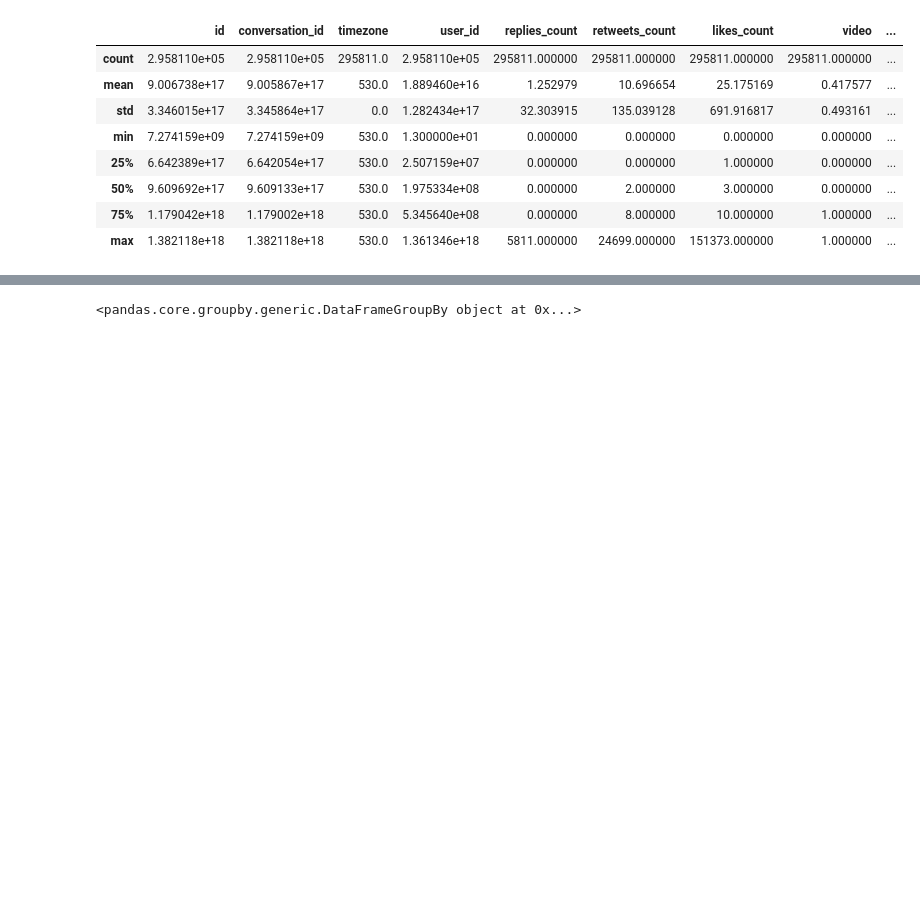
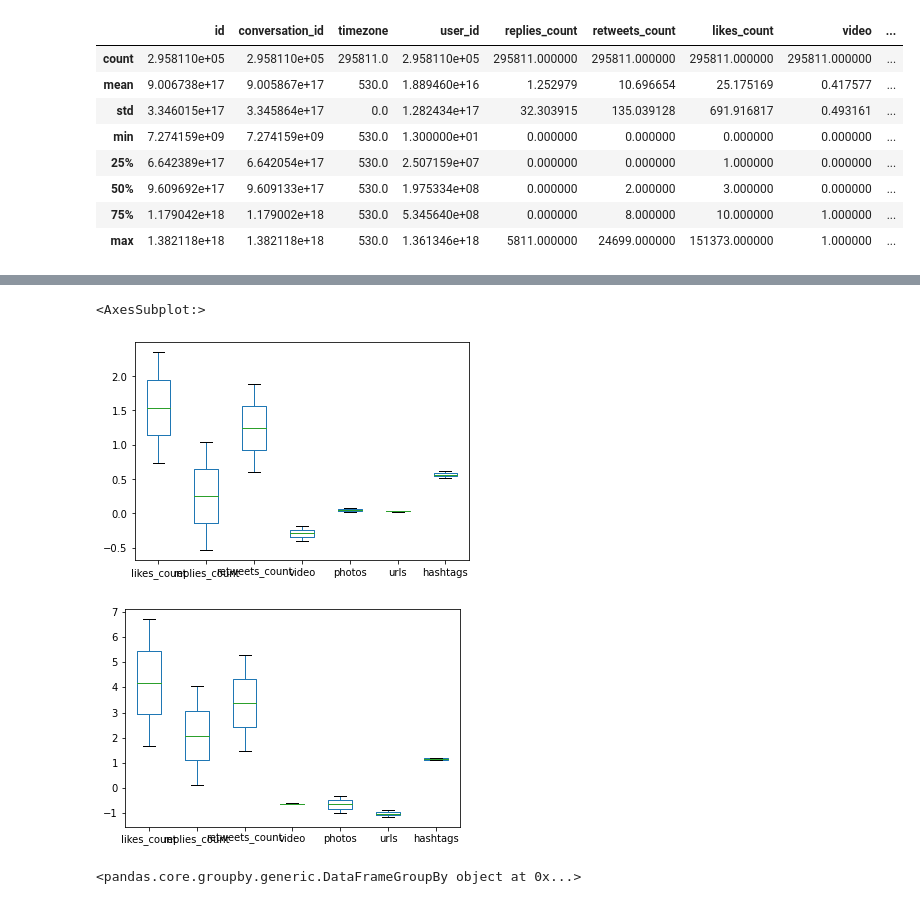
Before and after one commit to yesidc/MLinPractice, a Jupyter notebook: script/Visualizations/visualizations.ipynb, the cells around one changed output, grey strips where cells are left out. Drawn from its saved outputs; the diff is of its cells as text; code cells hidden in the pictures; blank space fills up the shorter version.

```diff
--- a/script/Visualizations/visualizations.ipynb
+++ b/script/Visualizations/visualizations.ipynb
@@ -56,2 +76,13 @@ Name: photos, Length: 295811, dtype: int64
+# %%
+# group mean and variance by label which show interesting features to be those to the left
+group_means_label = scatter.groupby('label').mean()
+group_var_label = scatter.groupby('label').var()
+
+np.log10(group_means_label).plot(kind='box')
+np.log10(group_var_label).plot(kind='box')
+# %% [output]
+<AxesSubplot:>
+[figure, added]
+[figure, added]
 # %%
 groups = scatter.groupby('label')
```
Also changed, not shown: parts of 10 cells of this notebook, 1 other file.
